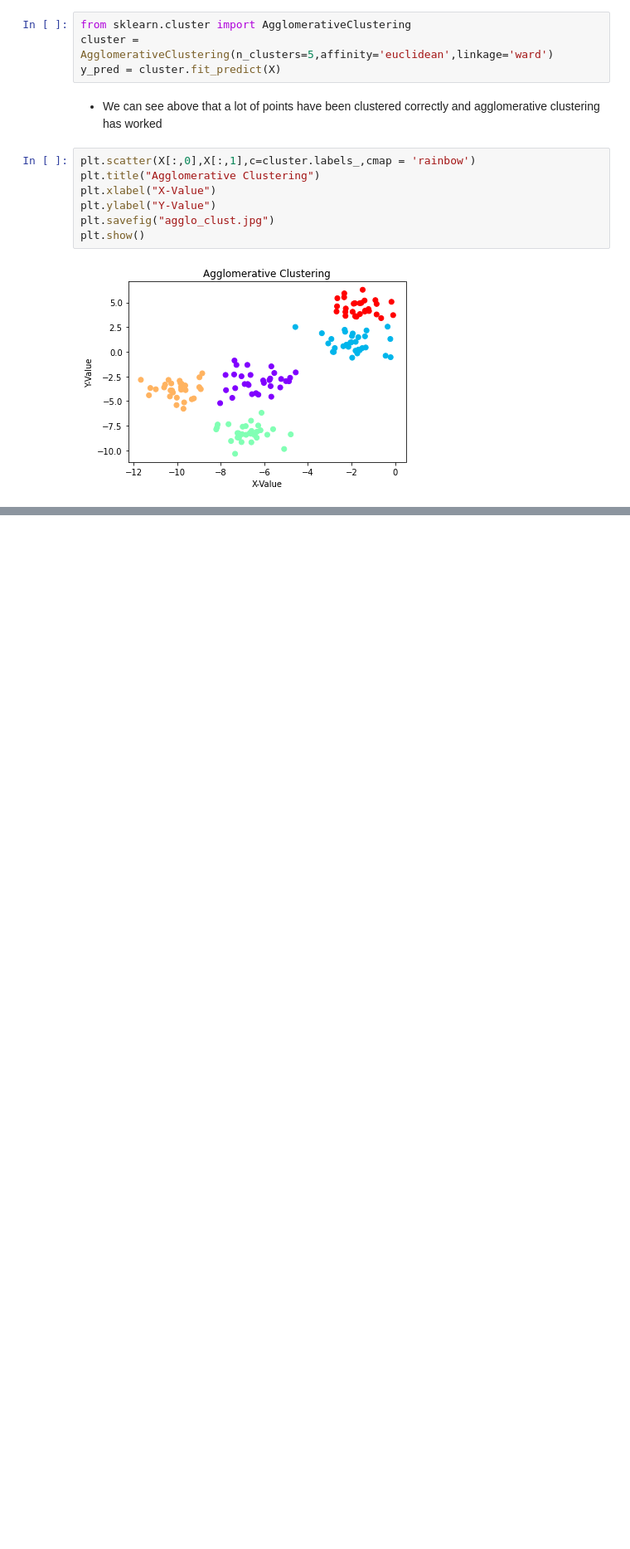
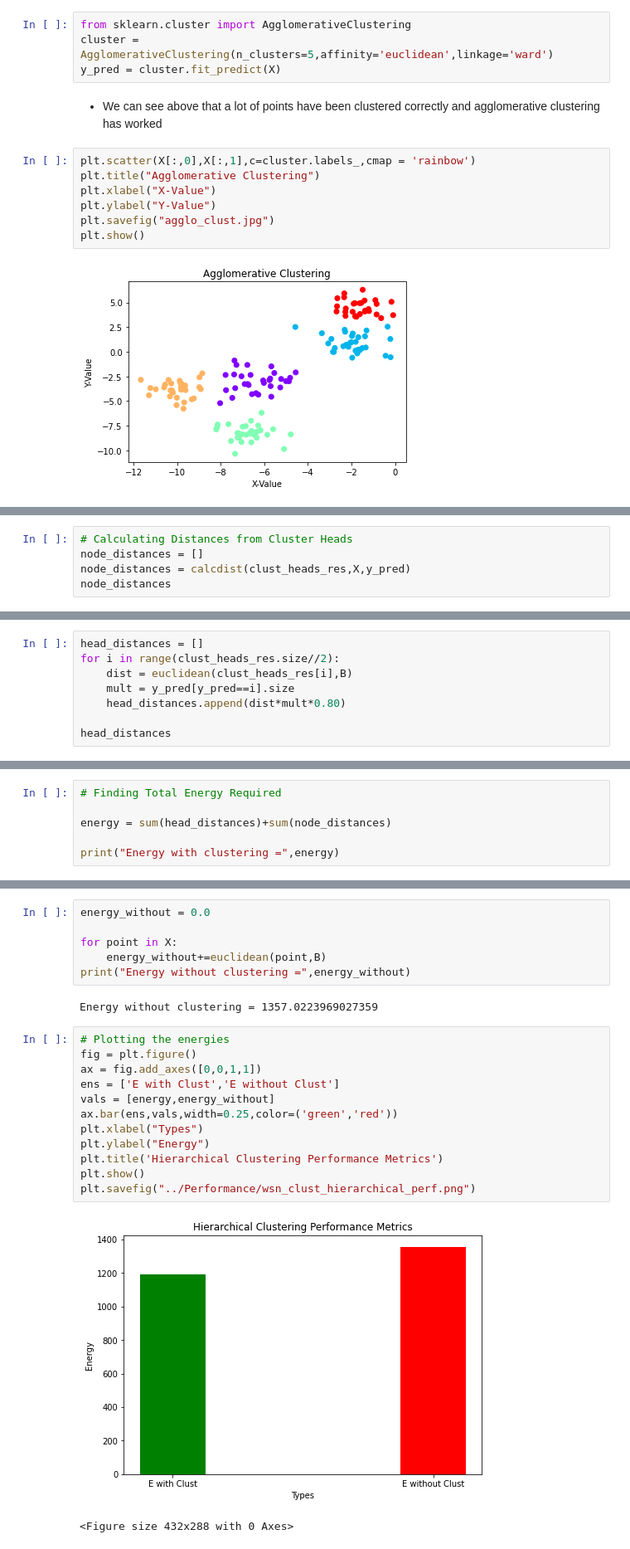
Before and after one commit to HarshitCodex/WSN-Clustering, a Jupyter notebook: Hierarchical_Clustering/wsn_clust_hierarchical.ipynb, the cells around one changed output, grey strips where cells are left out. Shown at 83% size. Cells and saved outputs as stored; diff of their text form; blank space fills up the shorter version.

```diff
--- a/Hierarchical_Clustering/wsn_clust_hierarchical.ipynb
+++ b/Hierarchical_Clustering/wsn_clust_hierarchical.ipynb
@@ -60,0 +111,5 @@ plt.show()
+# %%
+# Calculating Distances from Cluster Heads
+node_distances = []
+node_distances = calcdist(clust_heads_res,X,y_pred)
+node_distances
@@ -60,0 +134,8 @@ plt.show()
+# %%
+head_distances = []
+for i in range(clust_heads_res.size//2):
+    dist = euclidean(clust_heads_res[i],B)
+    mult = y_pred[y_pred==i].size
+    head_distances.append(dist*mult*0.80)
+
+head_distances
@@ -60,0 +148,6 @@ plt.show()
+# %%
+# Finding Total Energy Required
+
+energy = sum(head_distances)+sum(node_distances)
+
+print("Energy with clustering =",energy)
@@ -60,0 +158,23 @@ plt.show()
+# %%
+energy_without = 0.0
+
+for point in X:
+    energy_without+=euclidean(point,B)
+print("Energy without clustering =",energy_without)
+# %% [output]
+Energy without clustering = 1357.0223969027359
+# %%
+# Plotting the energies
+fig = plt.figure()
+ax = fig.add_axes([0,0,1,1])
+ens = ['E with Clust','E without Clust']
+vals = [energy,energy_without]
+ax.bar(ens,vals,width=0.25,color=('green','red'))
+plt.xlabel("Types")
+plt.ylabel("Energy")
+plt.title('Hierarchical Clustering Performance Metrics')
+plt.show()
+plt.savefig("../Performance/wsn_clust_hierarchical_perf.png")
+# %% [output]
+[figure, added]
+<Figure size 432x288 with 0 Axes>
```
Also changed, not shown: parts of 11 cells of this notebook, 7 other files.
